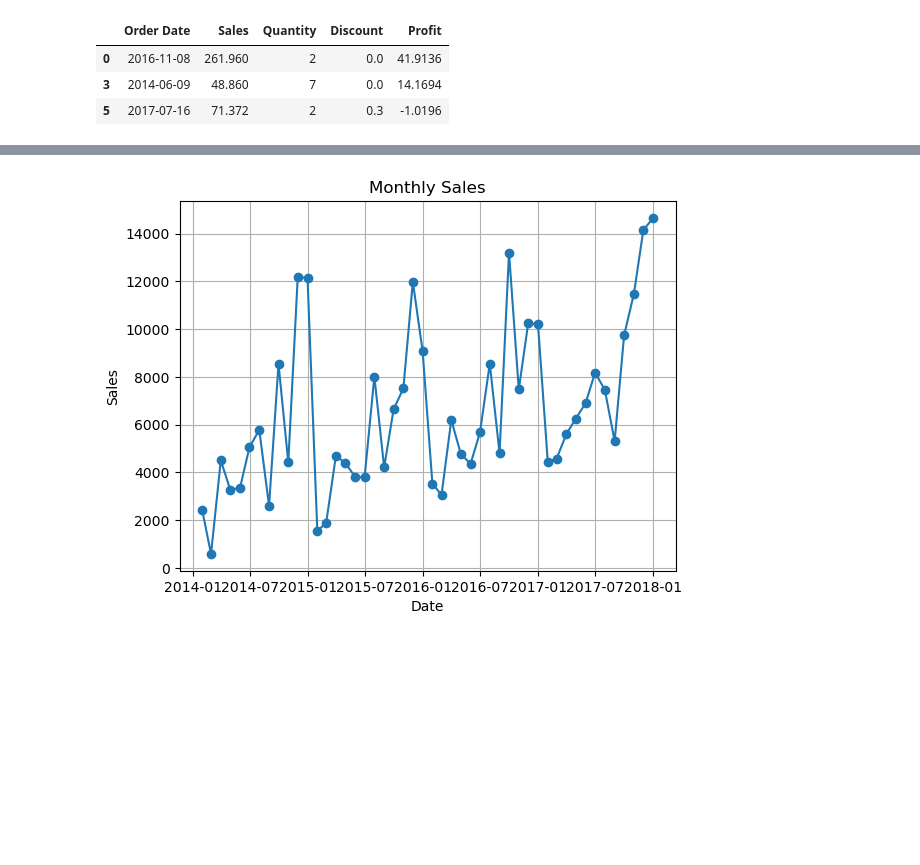
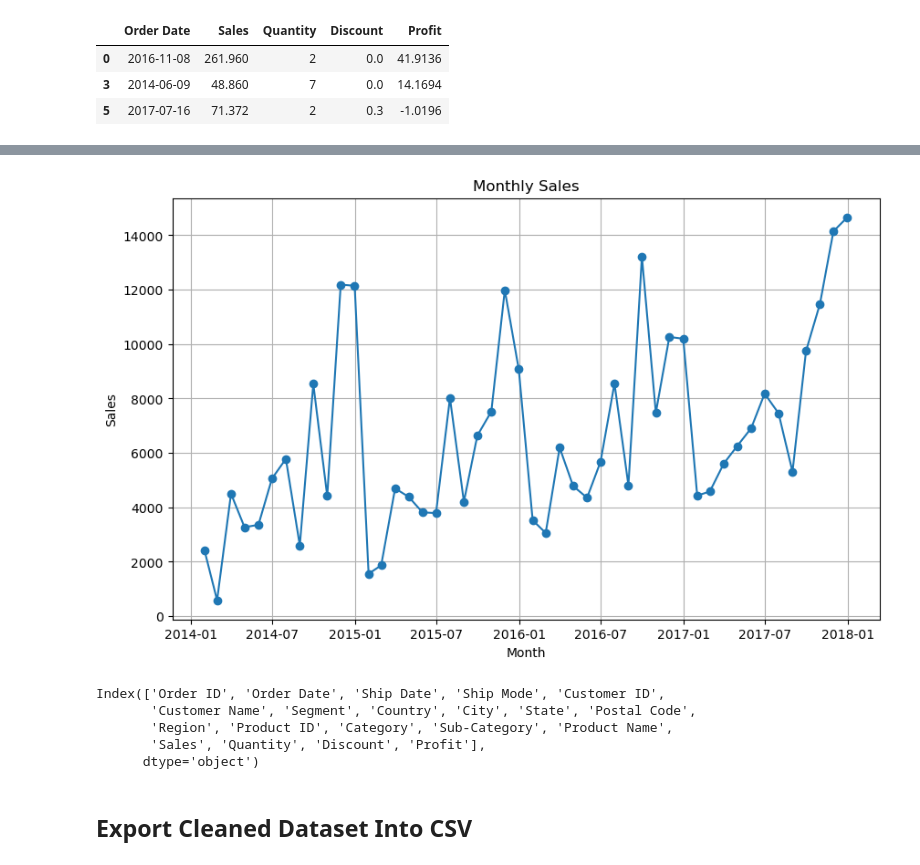
Before and after one commit to dmareee/EDA_Practice, a Jupyter notebook: EDA_sales.ipynb, the cells around one changed output, grey strips where cells are left out. Saved outputs shown, nothing was run; the diff lists cells and outputs as text; code cells hidden in the pictures; blank space fills up the shorter version.

```diff
--- a/EDA_sales.ipynb
+++ b/EDA_sales.ipynb
@@ -356,13 +378,21 @@ Order Date
 2017-12-31    14659.2728
 Freq: M, Name: Sales, dtype: float64
 # %%
-#plt.figure(figsize=(10, 6))
+plt.figure(figsize=(10, 6))
 plt.plot(monthly_sales.index, monthly_sales.values, marker='o', linestyle='-')
 plt.title('Monthly Sales')
-plt.xlabel('Date')
+plt.xlabel('Month')
 plt.ylabel('Sales')
 plt.grid(True)
 plt.show()
 # %% [output]
-[figure, old version]
+[figure, new version]
+# %%
+cols
+# %% [output]
+Index(['Order ID', 'Order Date', 'Ship Date', 'Ship Mode', 'Customer ID',
+       'Customer Name', 'Segment', 'Country', 'City', 'State', 'Postal Code',
+       'Region', 'Product ID', 'Category', 'Sub-Category', 'Product Name',
+       'Sales', 'Quantity', 'Discount', 'Profit'],
+      dtype='object')
 # %%
@@ -374,3 +402,5 @@ scatter_plot.update_layout(
     height=600
 )
 scatter_plot.show()
+# %% [markdown]
+## Export Cleaned Dataset Into CSV
```
Also changed, not shown: parts of 12 cells of this notebook.
